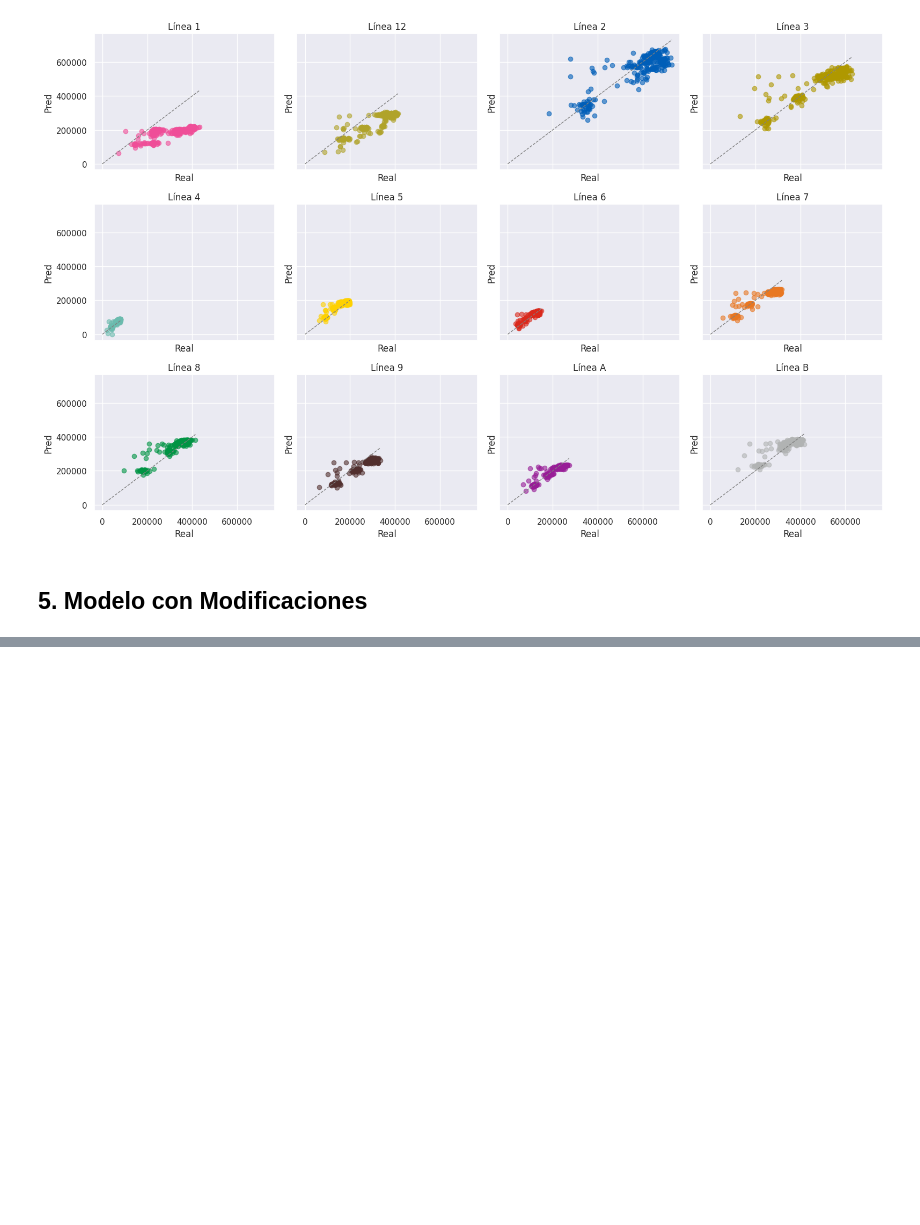
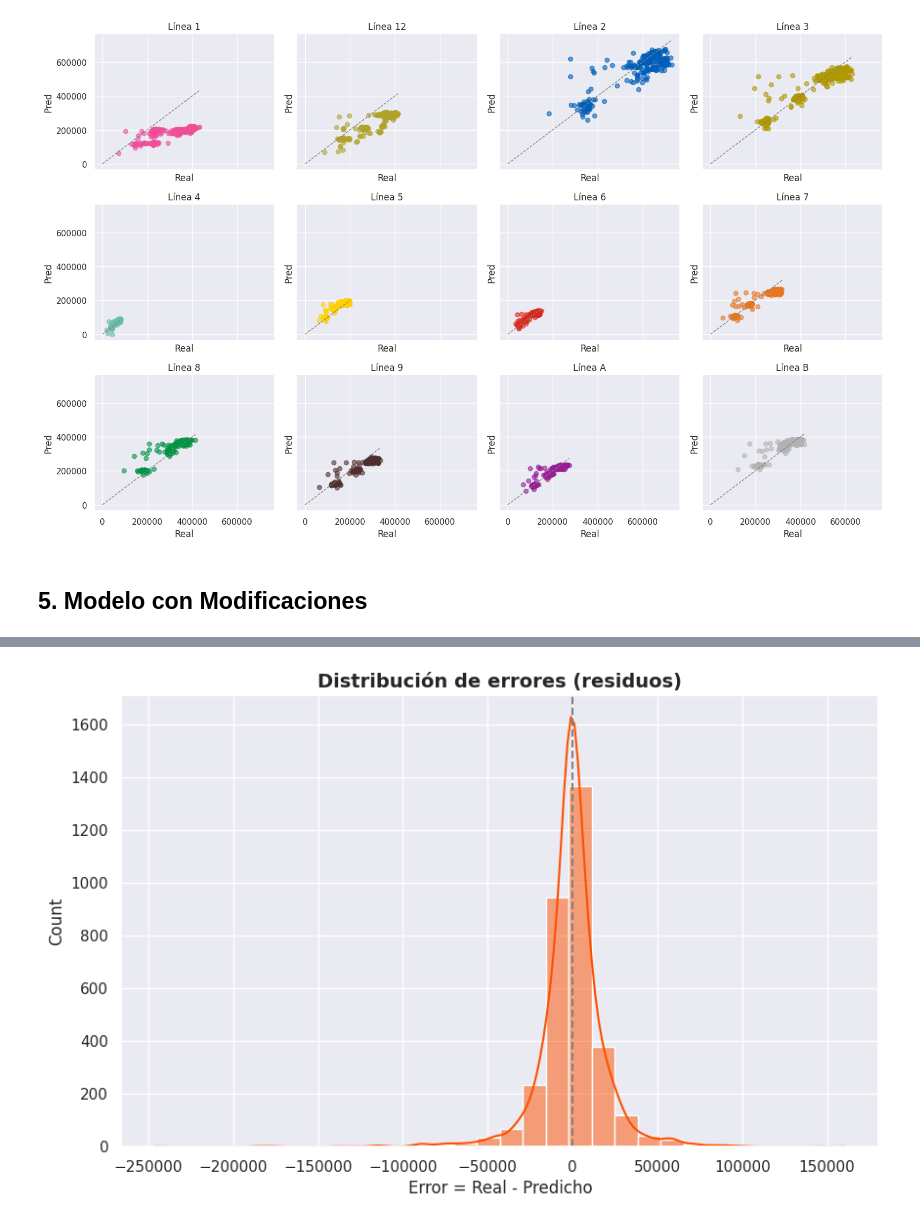
Before and after one commit to AndrsGzRo/prediccion-afluencia-metrocdmx, a Jupyter notebook: Prediccion_Metro_CDMX.ipynb, the cells around one changed output, grey strips where cells are left out. Drawn from its saved outputs; the diff is of its cells as text; code cells hidden in the pictures; blank space fills up the shorter version.

```diff
--- a/Prediccion_Metro_CDMX.ipynb
+++ b/Prediccion_Metro_CDMX.ipynb
@@ -729,0 +845,15 @@ df_lineas['es_feriado'] = df_lineas['fecha'].isin(fechas_feriado).astype(int)
+# %%
+residuos = y_test_2 - pred
+plt.figure(figsize=(10,6))
+sns.histplot(
+    residuos,
+    bins=30,
+    kde=True,
+    color='#FE5000'
+)
+plt.axvline(0,color='gray',linestyle='--')
+plt.xlabel('Error = Real - Predicho')
+plt.title('Distribución de errores (residuos)',fontsize=14,fontweight='bold')
+plt.show()
+# %% [output]
+[figure, added]
```
Also changed, not shown: parts of 29 cells of this notebook.
